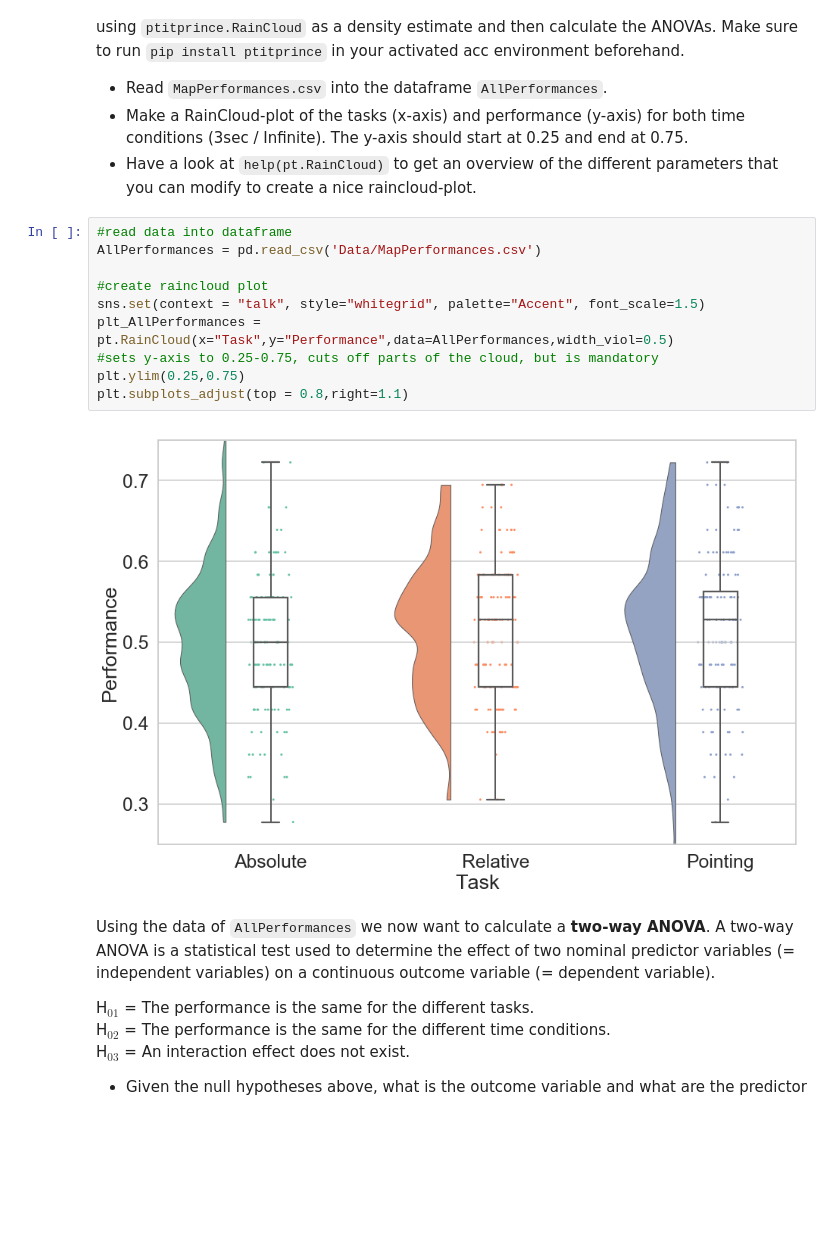
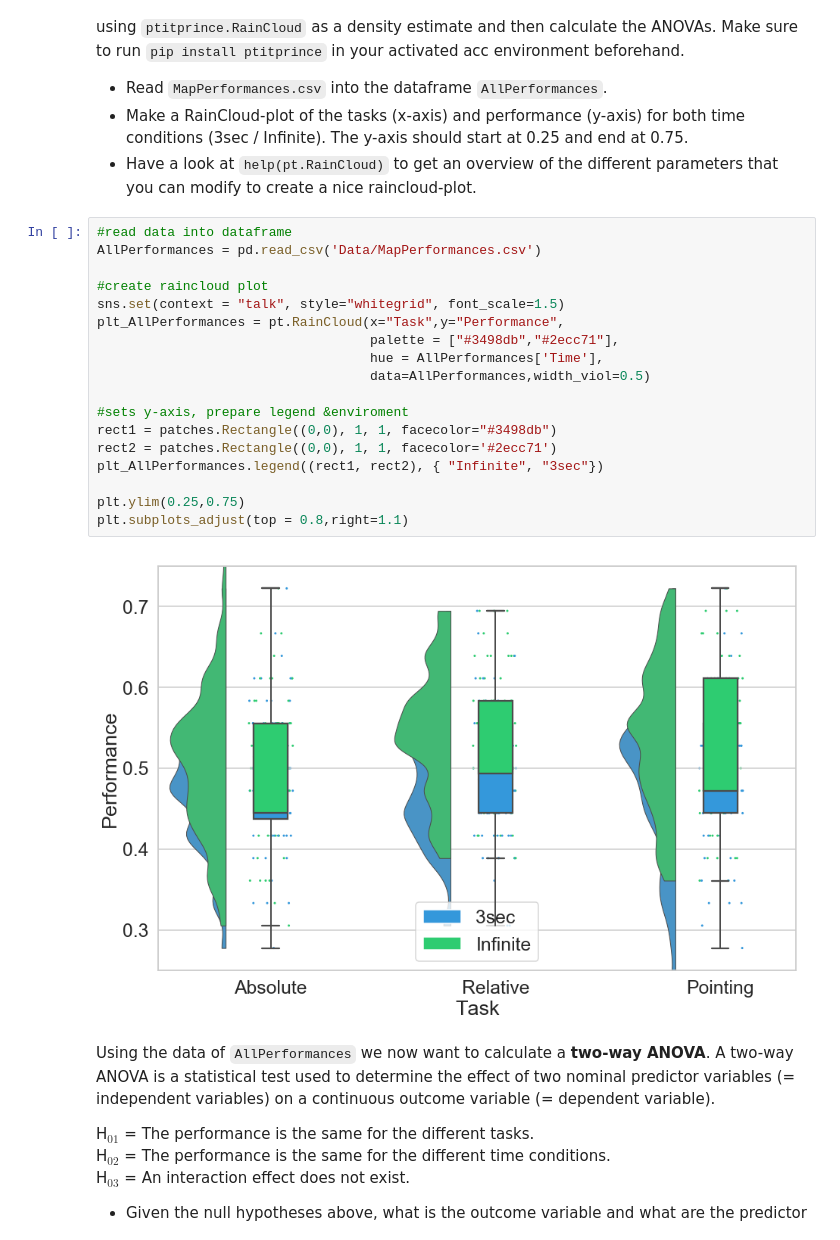
Before and after one commit to NBP-ACC/week-6-acc_7, a Jupyter notebook: sheet04-Maria.ipynb, the cells around one changed output. Drawn from its saved outputs; the diff is of its cells as text; blank space fills up the shorter version.

Commit message:
Finished(+small changes in the plot) stiil have to do  Bonus Task

````diff
--- a/sheet04-Maria.ipynb
+++ b/sheet04-Maria.ipynb
@@ -94,15 +95,23 @@ Refering to our plots of the prior exercise sheet (assignment 2.b), it is a good
 # %%
 #read data into dataframe
 AllPerformances = pd.read_csv('Data/MapPerformances.csv')
 
 #create raincloud plot
-sns.set(context = "talk", style="whitegrid", palette="Accent", font_scale=1.5)
-plt_AllPerformances = pt.RainCloud(x="Task",y="Performance",data=AllPerformances,width_viol=0.5)
-#sets y-axis to 0.25-0.75, cuts off parts of the cloud, but is mandatory
+sns.set(context = "talk", style="whitegrid", font_scale=1.5)
+plt_AllPerformances = pt.RainCloud(x="Task",y="Performance",
+                                   palette = ["#3498db","#2ecc71"],
+                                   hue = AllPerformances['Time'],
+                                   data=AllPerformances,width_viol=0.5)
+
+#sets y-axis, prepare legend &enviroment
+rect1 = patches.Rectangle((0,0), 1, 1, facecolor="#3498db")
+rect2 = patches.Rectangle((0,0), 1, 1, facecolor='#2ecc71')
+plt_AllPerformances.legend((rect1, rect2), { "Infinite", "3sec"})
+
 plt.ylim(0.25,0.75)
 plt.subplots_adjust(top = 0.8,right=1.1)
 # %% [output]
-[figure, old version]
+[figure, new version]
 # %% [markdown]
 Using the data of ```AllPerformances``` we now want to calculate a **two-way ANOVA**. A two-way ANOVA is a statistical test used to determine the effect of two nominal predictor variables (= independent variables) on a continuous outcome variable (= dependent variable).
 
````
Also changed, not shown: parts of 1 cell of this notebook.
